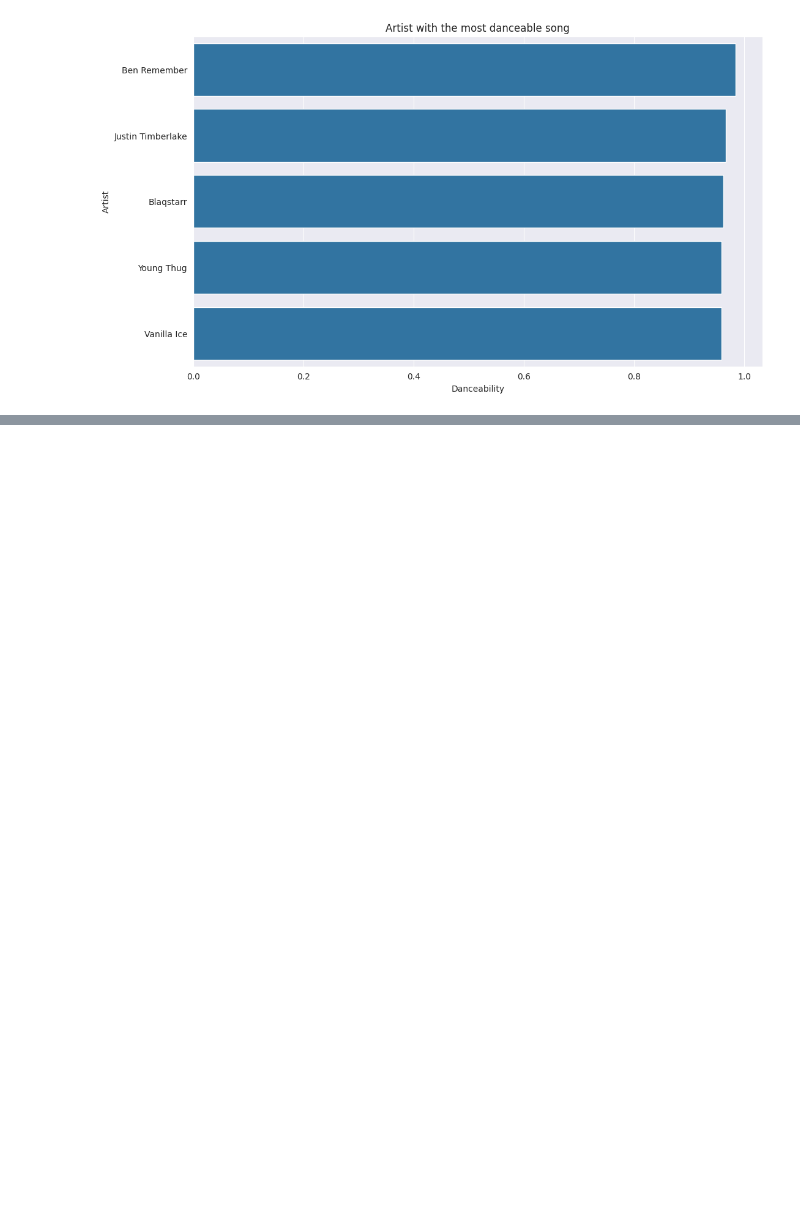
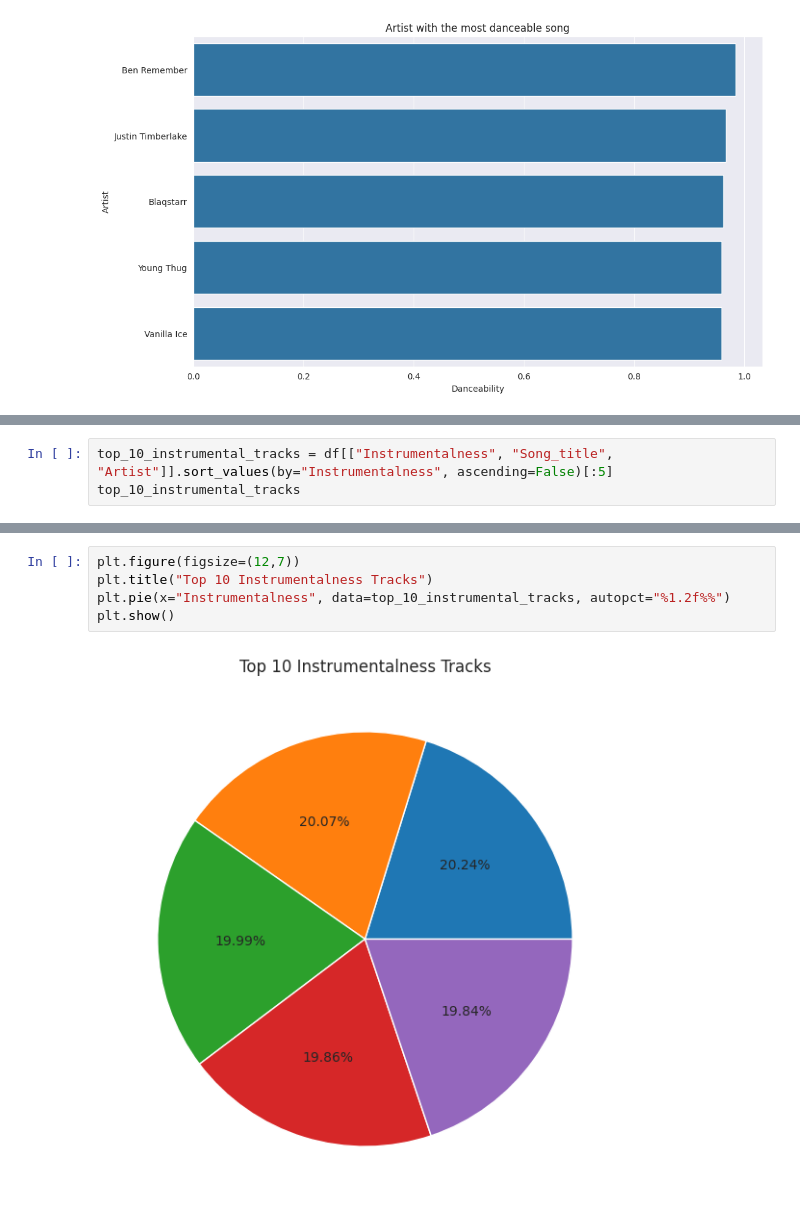
Before and after one commit to samwanyua/Exploratory-Data-Analysis-Project-Spotify-Dataset-Analysis, a Jupyter notebook: Notebook.ipynb, the cells around one changed output, grey strips where cells are left out. Saved outputs shown, nothing was run; the diff lists cells and outputs as text; blank space fills up the shorter version.

Commit message:
Get top 10 instrumentalness  tracks

```diff
--- a/Notebook.ipynb
+++ b/Notebook.ipynb
@@ -203,0 +206,3 @@ plt.show()
+# %%
+top_10_instrumental_tracks = df[["Instrumentalness", "Song_title", "Artist"]].sort_values(by="Instrumentalness", ascending=False)[:5]
+top_10_instrumental_tracks
@@ -203,0 +216,7 @@ plt.show()
+# %%
+plt.figure(figsize=(12,7))
+plt.title("Top 10 Instrumentalness Tracks")
+plt.pie(x="Instrumentalness", data=top_10_instrumental_tracks, autopct="%1.2f%%")
+plt.show()
+# %% [output]
+[figure, added]
```
Also changed, not shown: parts of 2 cells of this notebook.
